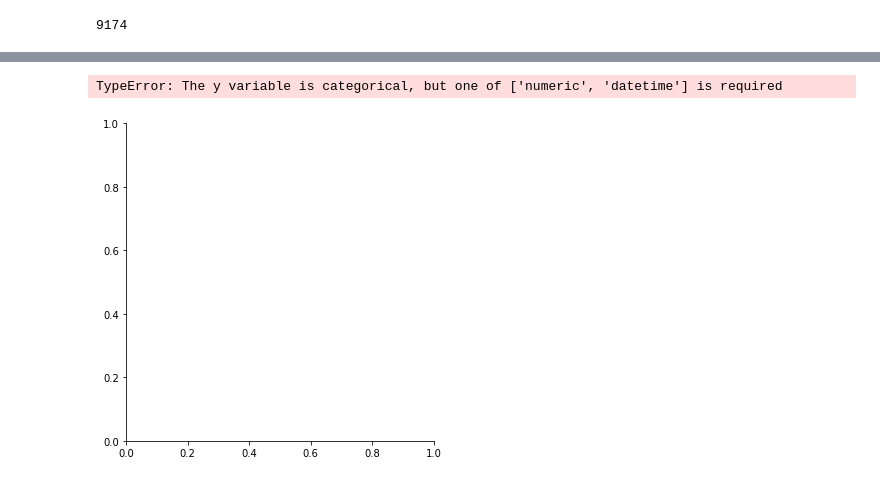
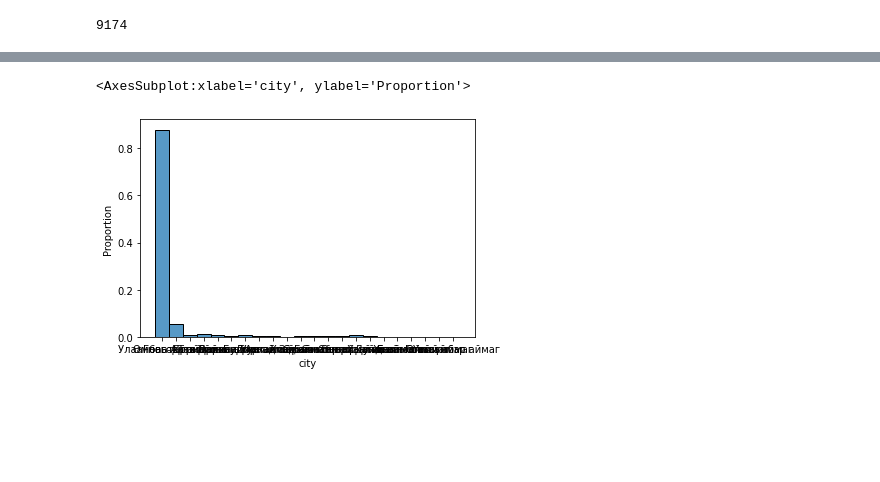
Before and after one commit to snzlbo/chatbot, a Jupyter notebook: project/data_vis.ipynb, the cells around one changed output, grey strips where cells are left out. Cells and saved outputs as stored; diff of their text form; code cells hidden in the pictures; blank space fills up the shorter version.

```diff
--- a/project/data_vis.ipynb
+++ b/project/data_vis.ipynb
@@ -61,7 +85,5 @@ plt.legend(bbox_to_anchor=(1, 1), loc=2, borderaxespad=0.)
 # %%
-sns.histplot(data=data_set, x='maxSalary', hue = 'district')
+sns.histplot(data=data_set, x='city', stat='proportion')
+# %% [output]
+<AxesSubplot:xlabel='city', ylabel='Proportion'>
+[figure, added]
-# %%
-sns.displot(data=data_set, x="maxSalary", hue="district", kind='kde')
-# %% [output]
-TypeError: The y variable is categorical, but one of ['numeric', 'datetime'] is required
-[figure, removed]
```
Also changed, not shown: parts of 7 cells of this notebook, 40 other files.
